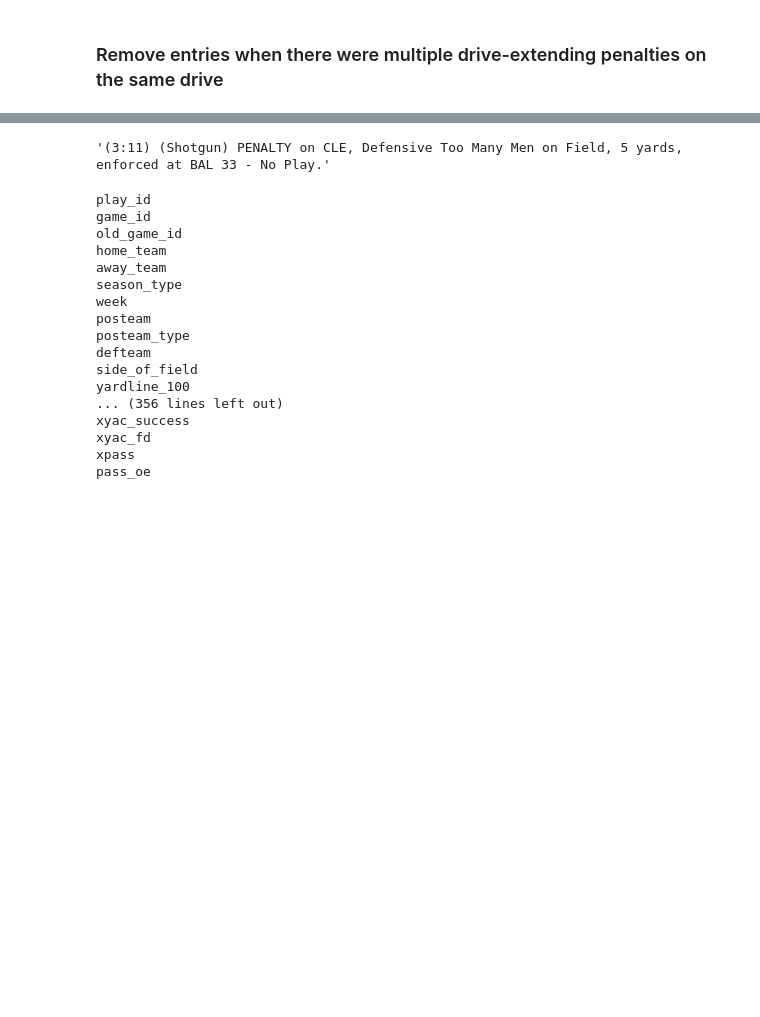
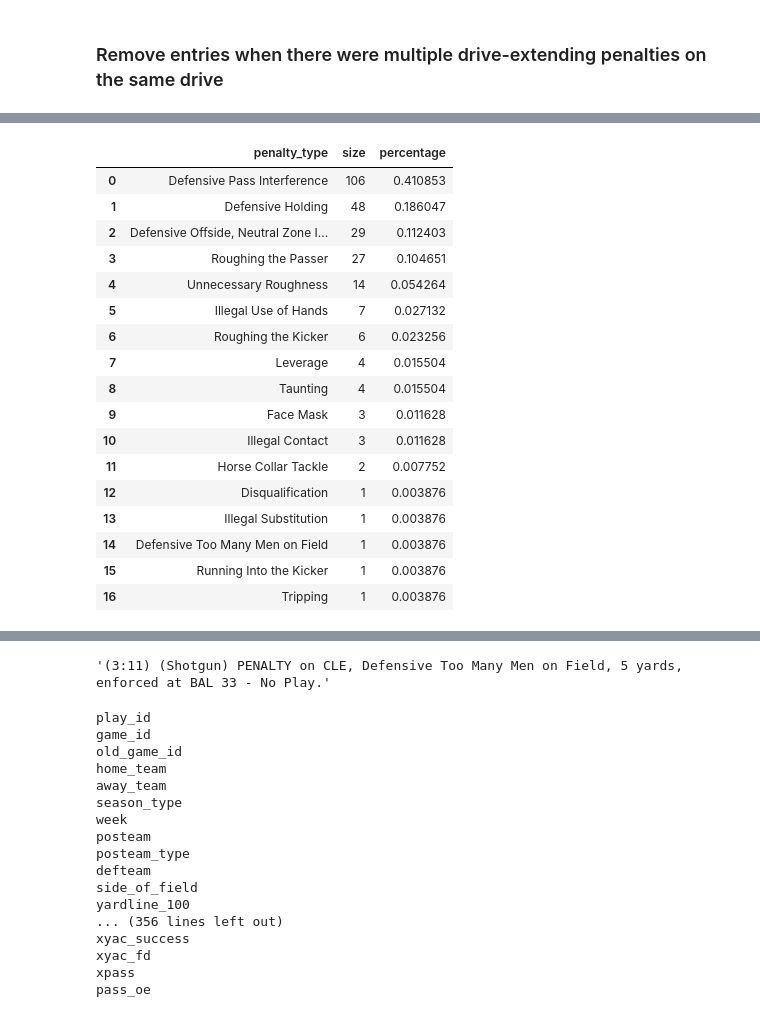
Before and after one commit to naveenv92/nfl-infographics, a Jupyter notebook: source/third_down_penalties/third_down_penalties.ipynb, the cells around one changed output, grey strips where cells are left out. Drawn from its saved outputs; the diff is of its cells as text; code cells hidden in the pictures; blank space fills up the shorter version.

```diff
--- a/source/third_down_penalties/third_down_penalties.ipynb
+++ b/source/third_down_penalties/third_down_penalties.ipynb
@@ -270,0 +228,3 @@ df_penalty.groupby("penalty_type", as_index=False).size().sort_values("size", as
+# %%
+# Do a rough grouping of every penalty type
+df_pen_type = df_penalty.groupby("penalty_type", as_index=False).size()
@@ -270,0 +251,11 @@ df_penalty.groupby("penalty_type", as_index=False).size().sort_values("size", as
+# %%
+# Combine defensive offside, neutral zone infraction, and encroachment
+df_pen_type.loc[df_pen_type.shape[0]] = [
+    "Defensive Offside, Neutral Zone Infraction, Encroachment",
+    df_pen_type.loc[df_pen_type["penalty_type"].isin(["Defensive Offside", "Neutral Zone Infraction", "Encroachment"]), "size"].sum()
+]
+
+# Remove the indices for the individual penalties
+df_pen_type = df_pen_type.drop(
+    df_pen_type[df_pen_type["penalty_type"].isin(["Defensive Offside", "Neutral Zone Infraction", "Encroachment"])].index
+).sort_values("size", ascending=False).reset_index(drop=True)
@@ -270,0 +283,24 @@ df_penalty.groupby("penalty_type", as_index=False).size().sort_values("size", as
+# %%
+# Calculate percentage of penalties
+df_pen_type["percentage"] = df_pen_type["size"] / df_pen_type["size"].sum()
+# %%
+df_pen_type
+# %% [output]
+|  | penalty_type | size | percentage |
+| 0 | Defensive Pass Interference | 106 | 0.410853 |
+| 1 | Defensive Holding | 48 | 0.186047 |
+| 2 | Defensive Offside, Neutral Zone I... | 29 | 0.112403 |
+| 3 | Roughing the Passer | 27 | 0.104651 |
+| 4 | Unnecessary Roughness | 14 | 0.054264 |
+| 5 | Illegal Use of Hands | 7 | 0.027132 |
+| 6 | Roughing the Kicker | 6 | 0.023256 |
+| 7 | Leverage | 4 | 0.015504 |
+| 8 | Taunting | 4 | 0.015504 |
+| 9 | Face Mask | 3 | 0.011628 |
+| 10 | Illegal Contact | 3 | 0.011628 |
+| 11 | Horse Collar Tackle | 2 | 0.007752 |
+| 12 | Disqualification | 1 | 0.003876 |
+| 13 | Illegal Substitution | 1 | 0.003876 |
+| 14 | Defensive Too Many Men on Field | 1 | 0.003876 |
+| 15 | Running Into the Kicker | 1 | 0.003876 |
+| 16 | Tripping | 1 | 0.003876 |
```
Also changed, not shown: parts of 15 cells of this notebook.
